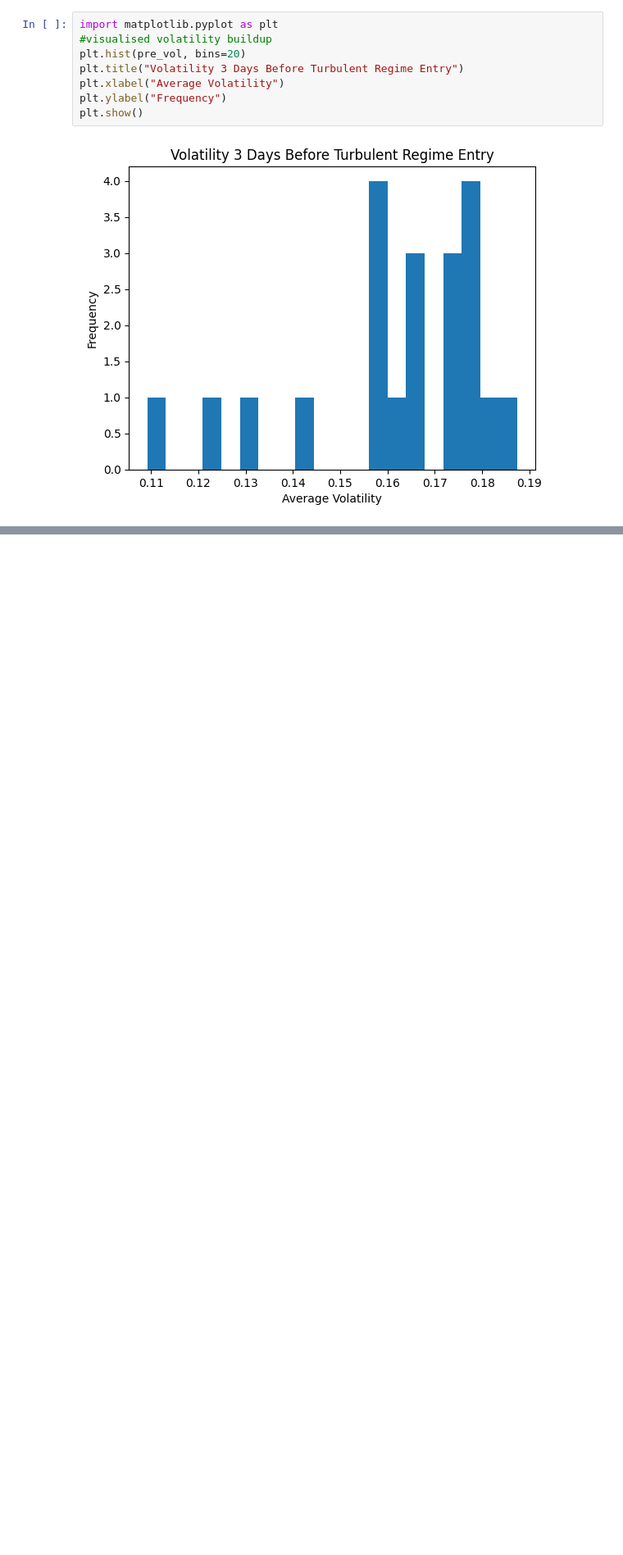
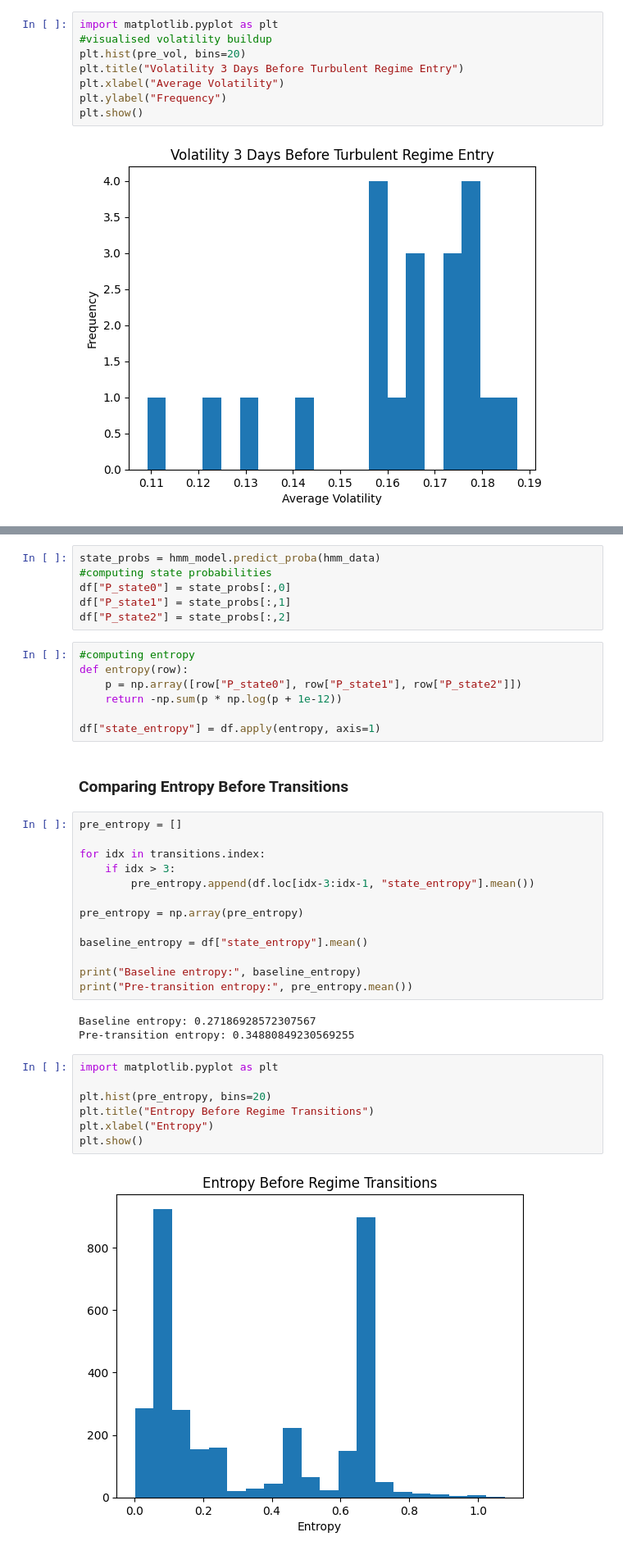
Before and after one commit to Anaemos/Vorticity, a Jupyter notebook: notebooks_02/regime_transition_analysis.ipynb, the cells around one changed output, grey strips where cells are left out. Shown at 82% size. Drawn from its saved outputs; the diff is of its cells as text; blank space fills up the shorter version.

Commit message:
Checked regime probability entropy

```diff
--- a/notebooks_02/regime_transition_analysis.ipynb
+++ b/notebooks_02/regime_transition_analysis.ipynb
@@ -209,0 +212,40 @@ plt.show()
+# %%
+state_probs = hmm_model.predict_proba(hmm_data)
+#computing state probabilities
+df["P_state0"] = state_probs[:,0]
+df["P_state1"] = state_probs[:,1]
+df["P_state2"] = state_probs[:,2]
+# %%
+#computing entropy
+def entropy(row):
+    p = np.array([row["P_state0"], row["P_state1"], row["P_state2"]])
+    return -np.sum(p * np.log(p + 1e-12))
+
+df["state_entropy"] = df.apply(entropy, axis=1)
+# %% [markdown]
+### **Comparing Entropy Before Transitions**
+# %%
+pre_entropy = []
+
+for idx in transitions.index:
+    if idx > 3:
+        pre_entropy.append(df.loc[idx-3:idx-1, "state_entropy"].mean())
+
+pre_entropy = np.array(pre_entropy)
+
+baseline_entropy = df["state_entropy"].mean()
+
+print("Baseline entropy:", baseline_entropy)
+print("Pre-transition entropy:", pre_entropy.mean())
+# %% [output]
+Baseline entropy: 0.27186928572307567
+Pre-transition entropy: 0.34880849230569255
+# %%
+import matplotlib.pyplot as plt
+
+plt.hist(pre_entropy, bins=20)
+plt.title("Entropy Before Regime Transitions")
+plt.xlabel("Entropy")
+plt.show()
+# %% [output]
+[figure, added]
```
Also changed, not shown: parts of 1 cell of this notebook.
